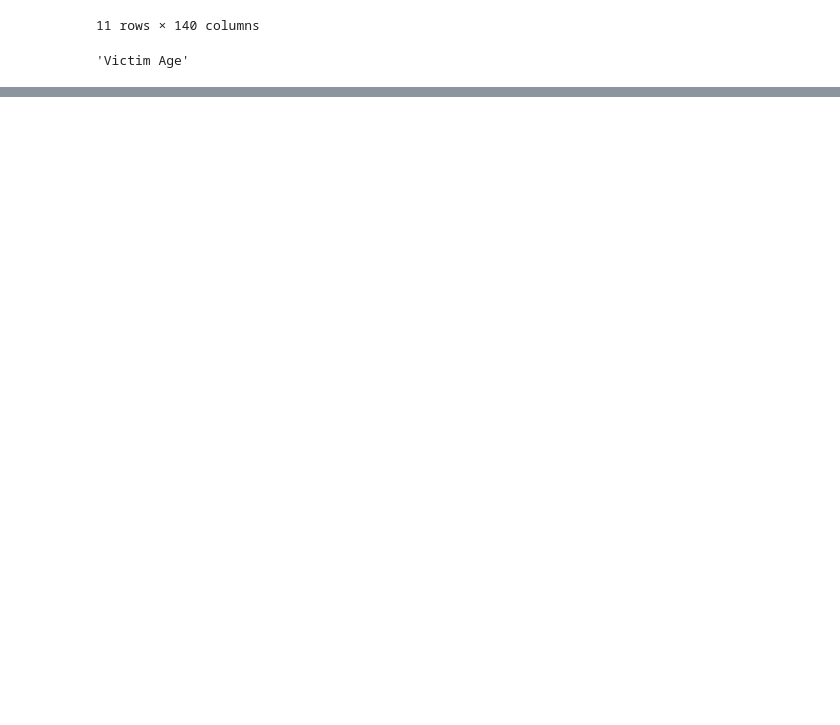
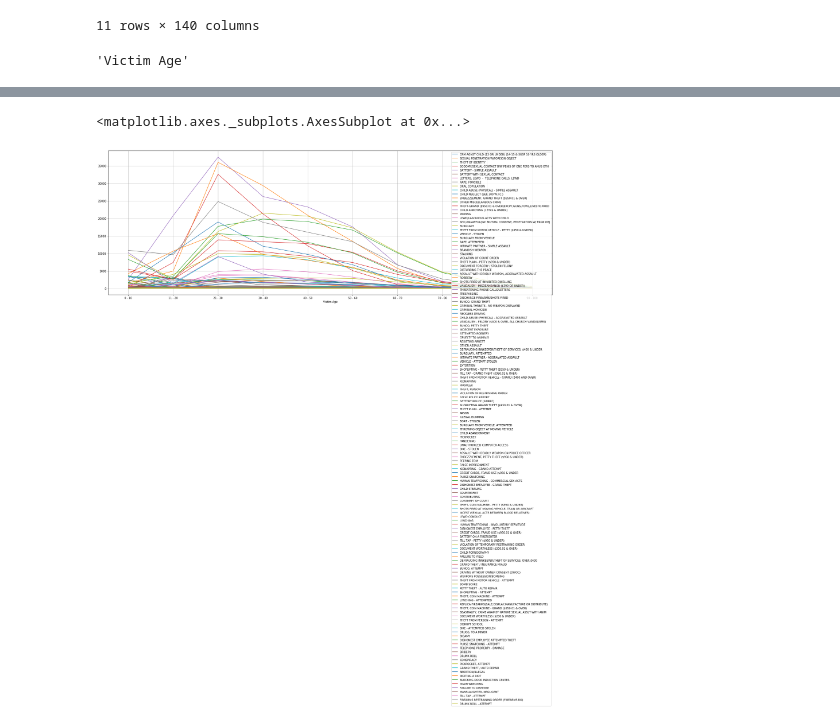
Before and after one commit to LuciferDN/Projects, a Jupyter notebook: Final Project.ipynb, the cells around one changed output, grey strips where cells are left out. Saved outputs shown, nothing was run; the diff lists cells and outputs as text; code cells hidden in the pictures; blank space fills up the shorter version.

```diff
--- a/Final Project.ipynb
+++ b/Final Project.ipynb
@@ -306,0 +308,7 @@ victim_age_crime.plot(x='Victim Age', y=crime_type, figsize=(30,10), xticks=(ran
+# %%
+victim_age_crime = victim_age_crime.loc[victim_age_crime['Victim Age'] < 'Above 100']
+# %%
+victim_age_crime.plot(x='Victim Age', y=crime_type, figsize=(30,10), xticks=(range(0,10)), grid=True)
+# %% [output]
+<matplotlib.axes._subplots.AxesSubplot at 0x...>
+[figure, added]
```
Also changed, not shown: parts of 12 cells of this notebook.
